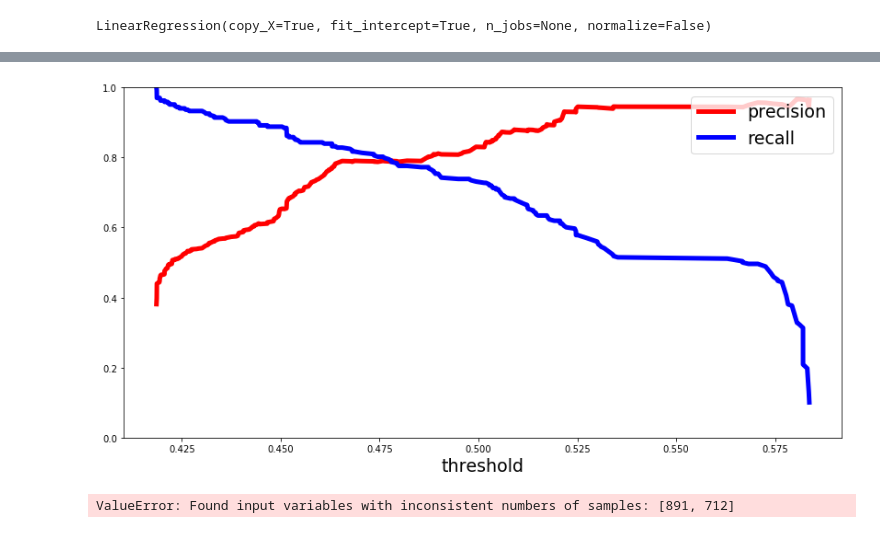
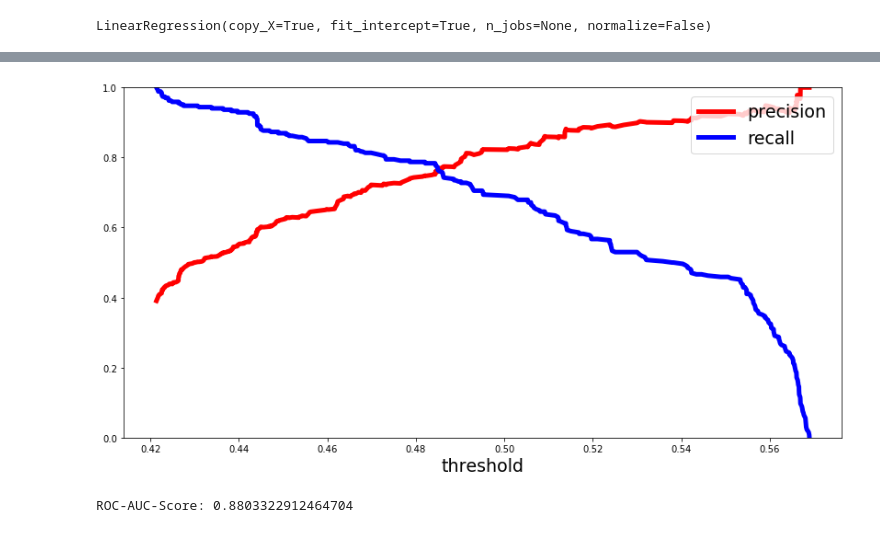
Before and after one commit to Greyhouse-Consulting/kaggle_titanic, a Jupyter notebook: TT.ipynb, the cells around one changed output, grey strips where cells are left out. Drawn from its saved outputs; the diff is of its cells as text; code cells hidden in the pictures.

Commit message:
Public score 0.78947

```diff
--- a/TT.ipynb
+++ b/TT.ipynb
@@ -130,5 +132,5 @@ def prepare(df):
     df['Embarked'] = le_embarked.transform(df.Embarked)
 
-    df['SurvivalByTitle'] = df.apply(lambda row : survialByTitle.loc[row.Title,:][0] , axis=1)
-    df['SurvivalByTitle'] = df.apply(lambda row: 0 if pd.isna(row.SurvivalByTitle) else row.SurvivalByTitle, axis =1)
+    # df['SurvivalByTitle'] = df.apply(lambda row : survialByTitle.loc[row.Title,:][0] , axis=1)
+    # df['SurvivalByTitle'] = df.apply(lambda row: 0 if pd.isna(row.SurvivalByTitle) else row.SurvivalByTitle, axis =1)
     df['Title'] = le_title.transform(df.Title)
@@ -139,7 +141,7 @@ def prepare(df):
     df['ticket_group'] = df.apply(lambda row : -1 if pd.isna(row.ticket_group) else le_ticket_group.transform([row.ticket_group])[0] , axis=1)
-    df['ticket_number'] = df.apply(lambda row : 0 if row.ticket_number == 'LINE' else row.ticket_number , axis=1)
+    df['ticket_number'] = pd.to_numeric( df.apply(lambda row : 0 if row.ticket_number == 'LINE' else row.ticket_number , axis=1))
 
-    return df
+    return df.drop(columns=['Name', 'Ticket', 'Cabin'], axis=1)
 
 df_train = prepare(df_train)
 df_test = prepare(df_test)
@@ -163,7 +179,7 @@ selected_features = ['Pclass', 'Sex', 'Fare', 'Embarked', 'Single']
 from sklearn.linear_model import LassoCV
 from sklearn.feature_selection import SelectFromModel
 
-X_selection = df_train[['Pclass', 'Sex', 'Age', 'SibSp','Parch', 'Fare', 'Section', 'Single', 'LastName', 'Title', 'ticket_group', 'ticket_number', 'SurvivalByTitle']]
+X_selection = df_train
 
 # Set a minimum threshold of 0.25
 sfm = SelectFromModel(LassoCV(), threshold=0.25)
@@ -188,11 +204,11 @@ from xgboost import XGBClassifier
 from mlxtend.plotting import plot_sequential_feature_selection as plot_sfs
 import matplotlib.pyplot as plt
 
-X_selection = df_train[['Pclass', 'Sex', 'Age', 'SibSp','Parch', 'Fare', 'Section', 'Single', 'LastName', 'Title', 'ticket_group', 'ticket_number', 'SurvivalByTitle']]
+X_selection = df_train[['Pclass', 'Sex', 'Age', 'SibSp','Parch', 'Fare', 'Section', 'Single', 'LastName', 'Title', 'ticket_group', 'ticket_number']]
 
 xgbc_fs = XGBClassifier()
 sfs = SFS(estimator=xgbc_fs,
-           k_features=8,
+           k_features=6,
            cv=5,
            scoring='roc_auc',
            forward=True)
@@ -286,27 +302,27 @@ weighted avg       0.82      0.82      0.82       179
 # %%
 from sklearn.metrics import roc_auc_score
 from sklearn.metrics import precision_recall_curve
 y_scores = clf.best_estimator_.predict_proba(X_train)
 y_scores = y_scores[:,1]
 
 
 precision, recall, threshold = precision_recall_curve(y_train, y_scores)
 def plot_precision_and_recall(precision, recall, threshold):
     plt.plot(threshold, precision[:-1], "r-", label="precision", linewidth=5)
     plt.plot(threshold, recall[:-1], "b", label="recall", linewidth=5)
     plt.xlabel("threshold", fontsize=19)
     plt.legend(loc="upper right", fontsize=19)
     plt.ylim([0, 1])
 
 plt.figure(figsize=(14, 7))
 plot_precision_and_recall(precision, recall, threshold)
 plt.show()
 
-r_a_score = roc_auc_score(target, y_scores)
+r_a_score = roc_auc_score(y_train, y_scores)
 print("ROC-AUC-Score:", r_a_score)
 # %% [output]
-[figure, old version]
+[figure, new version]
-ValueError: Found input variables with inconsistent numbers of samples: [891, 712]
+ROC-AUC-Score: 0.8803322912464704
 # %%
 
 submission = pd.DataFrame(df_test.index.values, columns=['PassengerId'])
```
Also changed, not shown: parts of 6 cells of this notebook, 1 other file.
